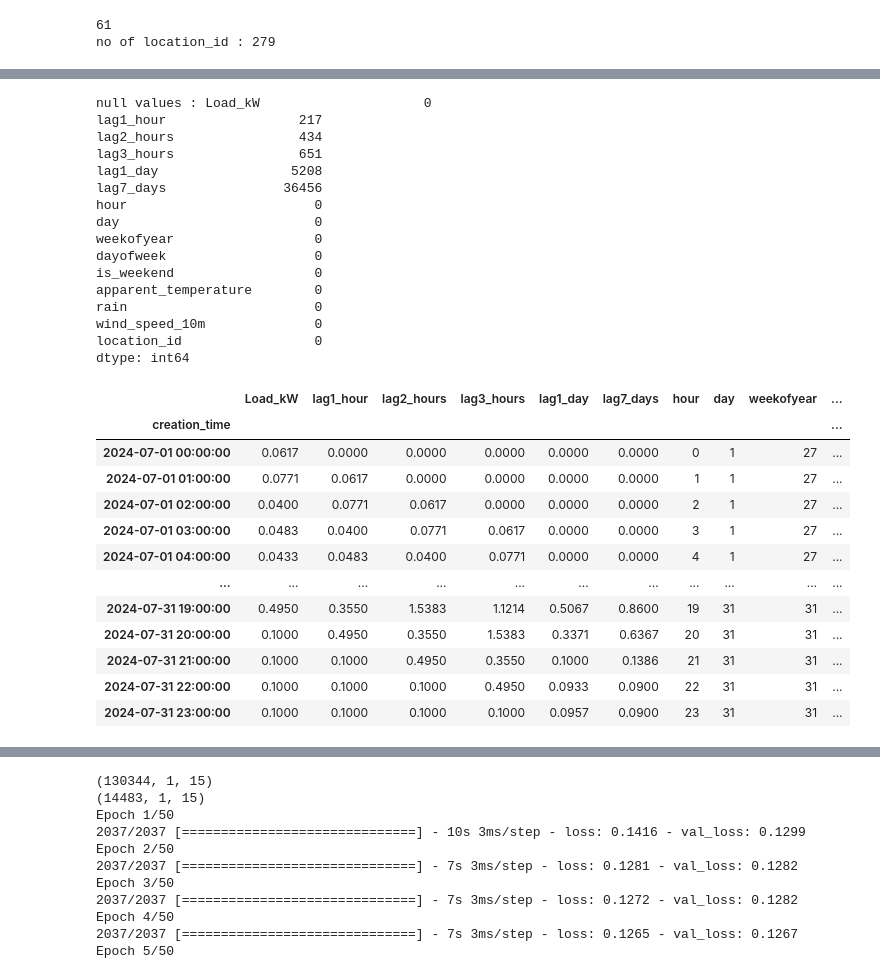
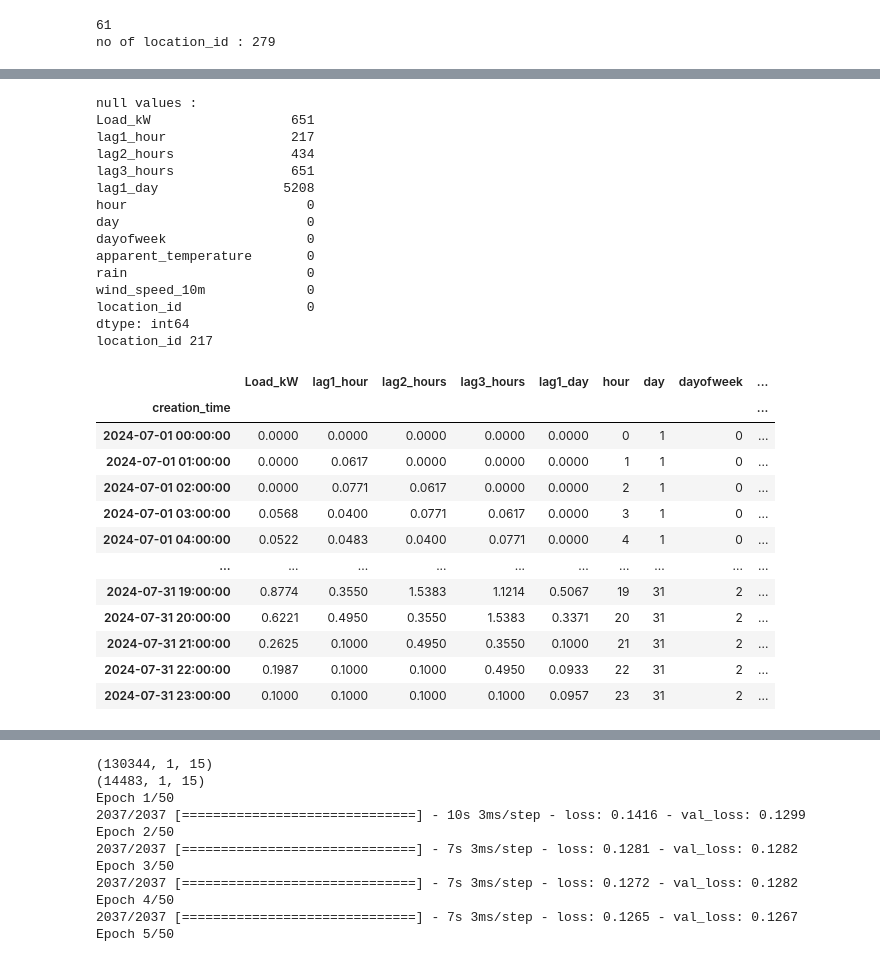
Before and after one commit to Harshvardhan1407/TensorFlow, a Jupyter notebook: model_individual_meters.ipynb, the cells around one changed output, grey strips where cells are left out. Saved outputs shown, nothing was run; the diff lists cells and outputs as text; code cells hidden in the pictures.

```diff
--- a/model_individual_meters.ipynb
+++ b/model_individual_meters.ipynb
@@ -416,9 +412,4 @@ df = npcl_obj.data_ingestion_npcl(data_path=os.getenv("data_path"))
 data = npcl_obj.data_cleaning_and_validation(df)
 # common_obj.correlation_matrix(df=data)
 
-data.set_index(['creation_time'],drop= True, inplace= True)
+# data.set_index(['creation_time'],drop= True, inplace= True)
-# %%
-# data.set_index('creation_time',drop=True,inplace=True)
-data.sort_values(['location_id','creation_time'],inplace=True)
-# data.reset_index(drop=True,inplace=True)
-data
@@ -440,4 +416,7 @@ data
 # %%
+data.set_index('creation_time',drop=True,inplace=True)
+# data.sort_values(['location_id','creation_time'],inplace=True)
+# data.reset_index(drop=True,inplace=True)
 zero_df = data[data['Load_kW']!=0]
 
 threshold_value = 1
@@ -466,12 +445,15 @@ holidays_lst= common_obj.holidays_list(from_date,to_date)
 
 df_lst = []
 for id , meter_df in grouped_df:
-    resample_df = meter_df[['Load_kW']].resample(rule="h").mean()
+    resample_df = meter_df[['Load_kW']].resample(rule="1h").mean()
     if resample_df.isna().sum().sum() >0:
         continue
+    if len(resample_df)<744:
+        print(id)
     df_lags = testing_obj.add_lags(resample_df,target_col="Load_kW")
     df_feature = testing_obj.create_features(df_lags)
     dff = df_feature.merge(weather_df,on=["creation_time"])
+    dff['Load_kW']  = dff['Load_kW'].rolling(window=4).mean()
     dff['location_id'] = id
     df_lst.append(dff)
 # %% [output]
@@ -479,40 +494,40 @@ from_date:  2024-07-01 to_date:  2024-07-31
 # %%
-final_df = pd.concat(df_lst)
+final_dff = pd.concat(df_lst)
 # final_df.loc[final_df['Load_kW'].isna()].groupby('location_id').size().head(60)
 # final_df[(final_df['location_id'] == 100000021704) & (final_df.isna().any(axis=1))]
 # final_df.fillna(mean)
 # Fill NaN values in each column with the mean of that column
-print(f"null values : {final_df.isna().sum()}")
-final_df.fillna(0, inplace=True)
+print(f"null values : \n{final_dff.isna().sum()}")
+final_dff.fillna(0, inplace=True)
 # final_df = final_df.fillna(resample_df.mean())
-final_df
+print(f"location_id {final_dff['location_id'].nunique()}")
+final_dff
 # %% [output]
-null values : Load_kW                     0
-lag1_hour                 217
-lag2_hours                434
-lag3_hours                651
-lag1_day                 5208
-lag7_days               36456
-hour                        0
-day                         0
-weekofyear                  0
-dayofweek                   0
-is_weekend                  0
-apparent_temperature        0
-rain                        0
-wind_speed_10m              0
-location_id                 0
+null values :
+Load_kW                  651
+lag1_hour                217
+lag2_hours               434
+lag3_hours               651
+lag1_day                5208
+hour                       0
+day                        0
+dayofweek                  0
+apparent_temperature       0
+rain                       0
+wind_speed_10m             0
+location_id                0
 dtype: int64
+location_id 217
-|  | Load_kW | lag1_hour | lag2_hours | lag3_hours | lag1_day | lag7_days | hour | day | weekofyear | ... |
-| creation_time |  |  |  |  |  |  |  |  |  | ... |
-| 2024-07-01 00:00:00 | 0.0617 | 0.0000 | 0.0000 | 0.0000 | 0.0000 | 0.0000 | 0 | 1 | 27 | ... |
-| 2024-07-01 01:00:00 | 0.0771 | 0.0617 | 0.0000 | 0.0000 | 0.0000 | 0.0000 | 1 | 1 | 27 | ... |
-| 2024-07-01 02:00:00 | 0.0400 | 0.0771 | 0.0617 | 0.0000 | 0.0000 | 0.0000 | 2 | 1 | 27 | ... |
-| 2024-07-01 03:00:00 | 0.0483 | 0.0400 | 0.0771 | 0.0617 | 0.0000 | 0.0000 | 3 | 1 | 27 | ... |
-| 2024-07-01 04:00:00 | 0.0433 | 0.0483 | 0.0400 | 0.0771 | 0.0000 | 0.0000 | 4 | 1 | 27 | ... |
-| ... | ... | ... | ... | ... | ... | ... | ... | ... | ... | ... |
-| 2024-07-31 19:00:00 | 0.4950 | 0.3550 | 1.5383 | 1.1214 | 0.5067 | 0.8600 | 19 | 31 | 31 | ... |
-| 2024-07-31 20:00:00 | 0.1000 | 0.4950 | 0.3550 | 1.5383 | 0.3371 | 0.6367 | 20 | 31 | 31 | ... |
-| 2024-07-31 21:00:00 | 0.1000 | 0.1000 | 0.4950 | 0.3550 | 0.1000 | 0.1386 | 21 | 31 | 31 | ... |
-| 2024-07-31 22:00:00 | 0.1000 | 0.1000 | 0.1000 | 0.4950 | 0.0933 | 0.0900 | 22 | 31 | 31 | ... |
-| 2024-07-31 23:00:00 | 0.1000 | 0.1000 | 0.1000 | 0.1000 | 0.0957 | 0.0900 | 23 | 31 | 31 | ... |
+|  | Load_kW | lag1_hour | lag2_hours | lag3_hours | lag1_day | hour | day | dayofweek | ... |
+| creation_time |  |  |  |  |  |  |  |  | ... |
+| 2024-07-01 00:00:00 | 0.0000 | 0.0000 | 0.0000 | 0.0000 | 0.0000 | 0 | 1 | 0 | ... |
+| 2024-07-01 01:00:00 | 0.0000 | 0.0617 | 0.0000 | 0.0000 | 0.0000 | 1 | 1 | 0 | ... |
+| 2024-07-01 02:00:00 | 0.0000 | 0.0771 | 0.0617 | 0.0000 | 0.0000 | 2 | 1 | 0 | ... |
+| 2024-07-01 03:00:00 | 0.0568 | 0.0400 | 0.0771 | 0.0617 | 0.0000 | 3 | 1 | 0 | ... |
+| 2024-07-01 04:00:00 | 0.0522 | 0.0483 | 0.0400 | 0.0771 | 0.0000 | 4 | 1 | 0 | ... |
+| ... | ... | ... | ... | ... | ... | ... | ... | ... | ... |
+| 2024-07-31 19:00:00 | 0.8774 | 0.3550 | 1.5383 | 1.1214 | 0.5067 | 19 | 31 | 2 | ... |
+| 2024-07-31 20:00:00 | 0.6221 | 0.4950 | 0.3550 | 1.5383 | 0.3371 | 20 | 31 | 2 | ... |
+| 2024-07-31 21:00:00 | 0.2625 | 0.1000 | 0.4950 | 0.3550 | 0.1000 | 21 | 31 | 2 | ... |
+| 2024-07-31 22:00:00 | 0.1987 | 0.1000 | 0.1000 | 0.4950 | 0.0933 | 22 | 31 | 2 | ... |
+| 2024-07-31 23:00:00 | 0.1000 | 0.1000 | 0.1000 | 0.1000 | 0.0957 | 23 | 31 | 2 | ... |
```
Also changed, not shown: parts of 23 cells of this notebook.
